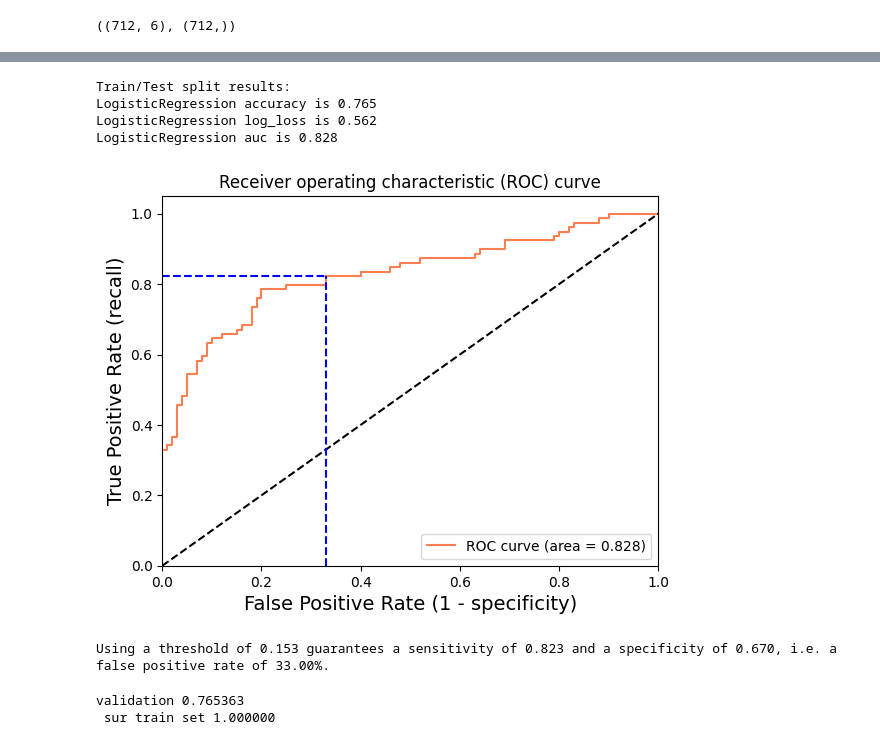
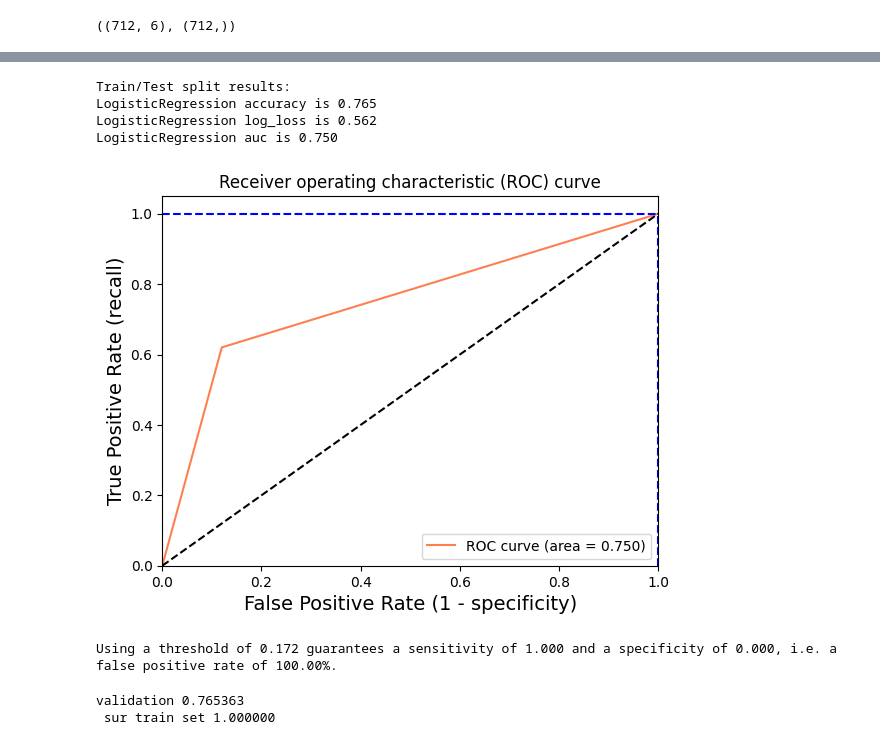
Before and after one commit to louis-chevallier/scikit-exercises, a Jupyter notebook: git/titanic.ipynb, the cells around one changed output, grey strips where cells are left out. Saved outputs shown, nothing was run; the diff lists cells and outputs as text; code cells hidden in the pictures.

```diff
--- a/git/titanic.ipynb
+++ b/git/titanic.ipynb
@@ -118,3 +122,12 @@ x_train
 | 889 | 1 | 0 | 0 | 26.000000 | 1 | 890 |
 | 890 | 3 | 1 | 0 | 32.000000 | 1 | 891 |
 891 rows × 6 columns
+# %%
+N, _ = x_train.shape
+print(N)
+x_train = np.asarray(x_train)
+y_train = np.asarray(y_train)
+x_train1, y_train1 = x_train[0:N*2//3, :] , y_train[0:N*2//3]
+x_test1, y_test1 = x_train[N*2//3 : , :] , y_train[N*2//3:]
+x_train1, x_test1, y_train1, y_test1 = train_test_split(x_train, y_train, test_size=0.33, random_state=42)
+x_train1.shape
@@ -121,4 +155,4 @@ x_train
 # %%
-clf = DecisionTreeClassifier(max_leaf_nodes=5, random_state=0)
-clf.fit(x_train, y_train)
+clf = clf_opt = DecisionTreeClassifier(max_leaf_nodes=3, random_state=0)
+clf_opt.fit(x_train1, y_train1)
 # %% [output]
@@ -235,7 +277,7 @@ X_train
 from sklearn.svm import SVC
 # check classification scores of logistic regression
 
-clf = LogisticRegression(C=1.0)
+logreg = clf = LogisticRegression(C=1.0)
 clf = SVC(probability=True, kernel="rbf", C=0.01)
 
 clf = DecisionTreeClassifier(max_leaf_nodes=2)
@@ -245,37 +287,37 @@ clf.fit(np.asarray(X_train).astype(np.float64), np.asarray(Y_train).astype(np.fl
 Y_pred = clf.predict(X_test)
 Y_pred_proba = clf.predict_proba(X_test)[:, 1]
 
-[fpr, tpr, thr] = roc_curve(Y_test, y_pred_proba)
+[fpr, tpr, thr] = roc_curve(Y_test, Y_pred_proba)
 print('Train/Test split results:')
 print(logreg.__class__.__name__+" accuracy is %2.3f" % accuracy_score(Y_test, Y_pred))
 print(logreg.__class__.__name__+" log_loss is %2.3f" % log_loss(Y_test, Y_pred_proba))
 print(logreg.__class__.__name__+" auc is %2.3f" % auc(fpr, tpr))
 
 idx = np.min(np.where(tpr > 0.80)) # index of the first threshold for which the sensibility > 0.95
 
 plt.figure()
 plt.plot(fpr, tpr, color='coral', label='ROC curve (area = %0.3f)' % auc(fpr, tpr))
 plt.plot([0, 1], [0, 1], 'k--')
 plt.plot([0,fpr[idx]], [tpr[idx],tpr[idx]], 'k--', color='blue')
 plt.plot([fpr[idx],fpr[idx]], [0,tpr[idx]], 'k--', color='blue')
 plt.xlim([0.0, 1.0])
 plt.ylim([0.0, 1.05])
 plt.xlabel('False Positive Rate (1 - specificity)', fontsize=14)
 plt.ylabel('True Positive Rate (recall)', fontsize=14)
 plt.title('Receiver operating characteristic (ROC) curve')
 plt.legend(loc="lower right")
 plt.show()
 
 print("Using a threshold of %.3f " % thr[idx] + "guarantees a sensitivity of %.3f " % tpr[idx] +
       "and a specificity of %.3f" % (1-fpr[idx]) +
       ", i.e. a false positive rate of %.2f%%." % (np.array(fpr[idx])*100))
 # %% [output]
 Train/Test split results:
 LogisticRegression accuracy is 0.765
 LogisticRegression log_loss is 0.562
-LogisticRegression auc is 0.828
+LogisticRegression auc is 0.750
-[figure, old version]
+[figure, new version]
-Using a threshold of 0.153 guarantees a sensitivity of 0.823 and a specificity of 0.670, i.e. a false positive rate of 33.00%.
+Using a threshold of 0.172 guarantees a sensitivity of 1.000 and a specificity of 0.000, i.e. a false positive rate of 100.00%.
 # %%
 print('validation %f' % accuracy_score(Y_test, Y_pred))
 print(' sur train set %f' % accuracy_score(Y_train, Y_train))
```
Also changed, not shown: parts of 11 cells of this notebook, 4 other files.
